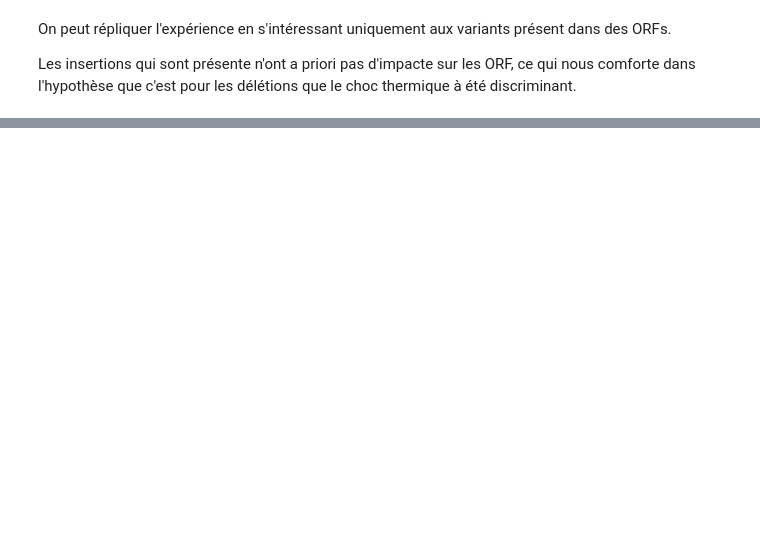
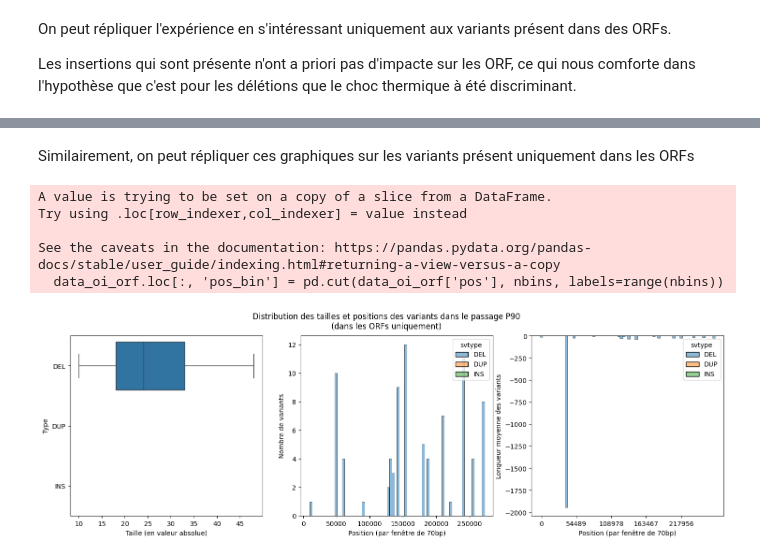
Before and after one commit to Tara-Guillorit/TP-BILL, a Jupyter notebook: src/analyse2.ipynb, the cells around one changed output, grey strips where cells are left out. Saved outputs shown, nothing was run; the diff lists cells and outputs as text; code cells hidden in the pictures; blank space fills up the shorter version.

```diff
--- a/src/analyse2.ipynb
+++ b/src/analyse2.ipynb
@@ -348,0 +391,31 @@ On veut analyser la taille des différents variants ainsi que leurs position sur
+# %% [markdown]
+Similairement, on peut répliquer ces graphiques sur les variants présent uniquement dans les ORFs
+# %%
+fig, (ax1, ax2, ax3) = plt.subplots(nrows=1, ncols=3, figsize=(18, 5))
+
+sns.boxplot(data=data_oi_orf, x=abs(data_oi_orf["svlen"]), y="svtype", showfliers=False, ax=ax1)
+ax1.set_xlabel("Taille (en valeur absolue)")
+ax1.set_ylabel("Type")
+
+nbins = 70
+sns.histplot(data=data_oi_orf, x="pos", hue="svtype", bins=nbins, ax=ax2)
+ax2.set_xlabel(f"Position (par fenêtre de {nbins}bp)")
+ax2.set_ylabel("Nombre de variants")
+
+max_pos = max(data_oi["pos"])
+data_oi_orf.loc[:, 'pos_bin'] = pd.cut(data_oi_orf['pos'], nbins, labels=range(nbins))
+data_mean = data_oi_orf.groupby(['pos_bin', 'svtype'], as_index=False, observed=True)['svlen'].mean()
+sns.histplot(data=data_mean, x="pos_bin", hue="svtype", weights='svlen', bins=nbins, ax=ax3)
+ax3.set_xlabel(f"Position (par fenêtre de {nbins}bp)")
+ax3.set_ylabel("Longueur moyenne des variants")
+ax3.set_xticks([i * (nbins / 5) for i in range(5)], labels=[int(i * (max_pos / 5)) for i in range(5)])
+
+plt.suptitle(f"Distribution des tailles et positions des variants dans le passage P{ioi}\n(dans les ORFs uniquement)")
+plt.show()
+# %% [output]
+A value is trying to be set on a copy of a slice from a DataFrame.
+Try using .loc[row_indexer,col_indexer] = value instead
+
+See the caveats in the documentation: https://pandas.pydata.org/pandas-docs/stable/user_guide/indexing.html#returning-a-view-versus-a-copy
+  data_oi_orf.loc[:, 'pos_bin'] = pd.cut(data_oi_orf['pos'], nbins, labels=range(nbins))
+[figure, added]
```
Also changed, not shown: parts of 14 cells of this notebook.
